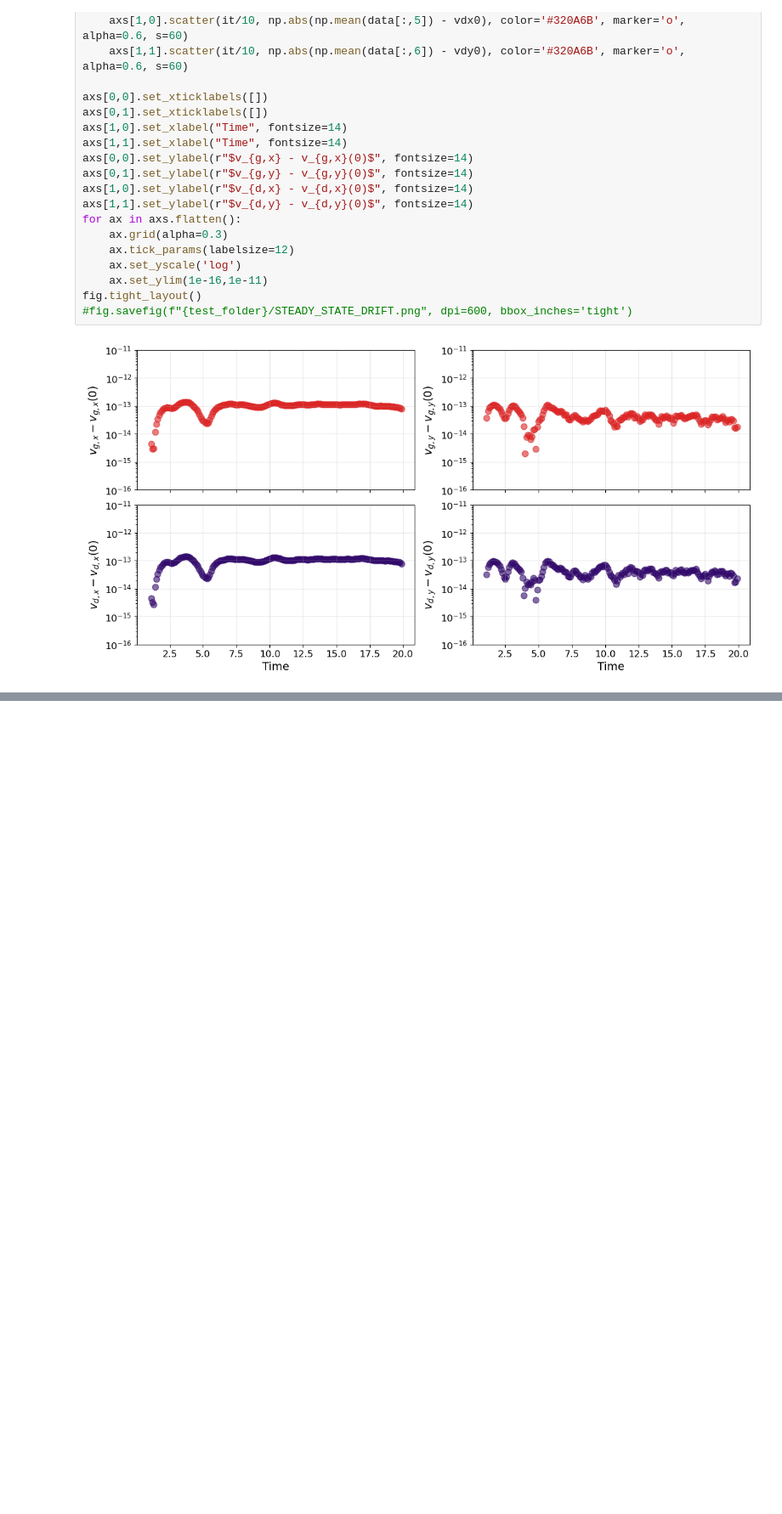
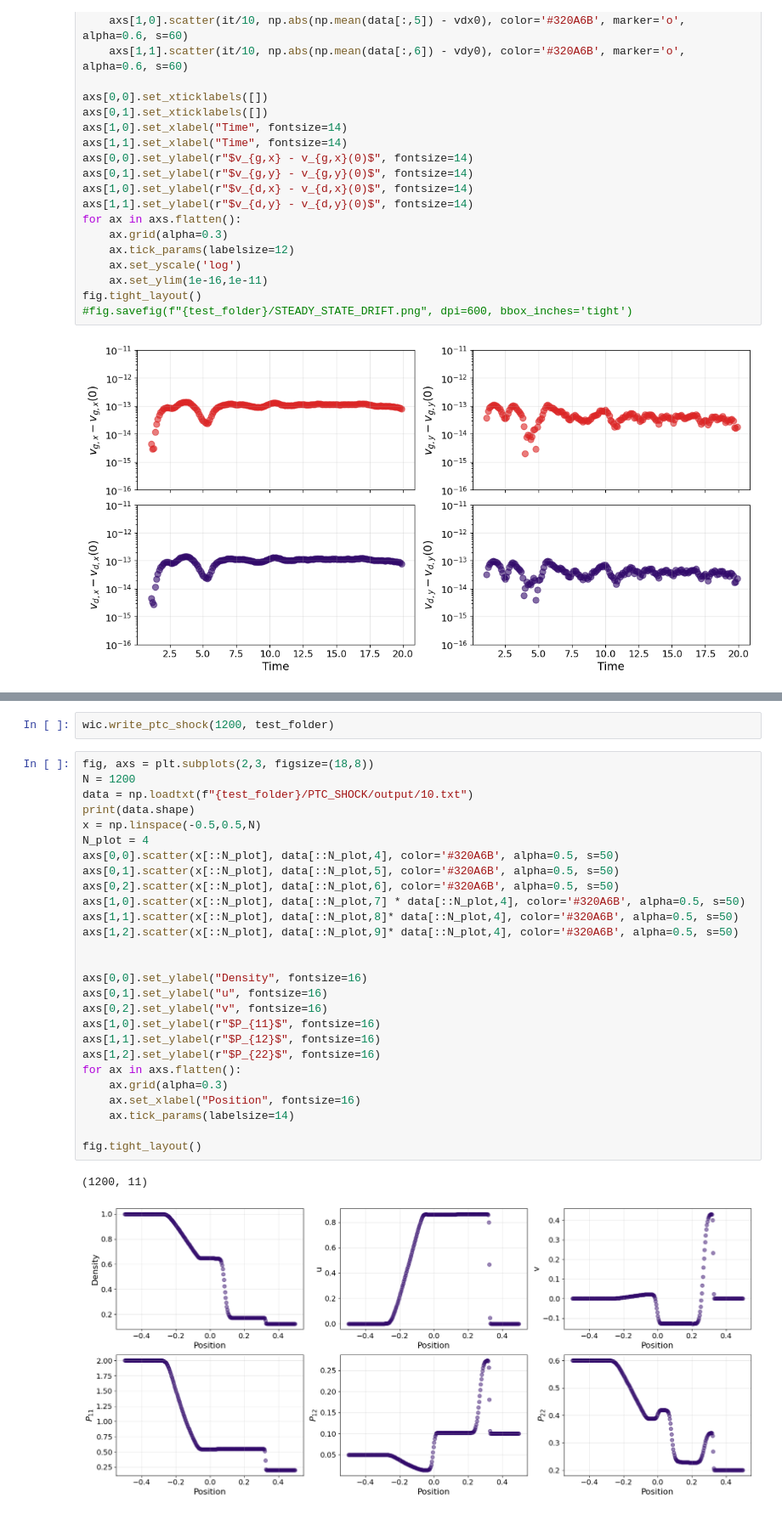
Before and after one commit to Giovanni-Tedeschi/pigpen, a Jupyter notebook: tests.ipynb, the cells around one changed output, grey strips where cells are left out. Shown at 85% size. Drawn from its saved outputs; the diff is of its cells as text; blank space fills up the shorter version.

```diff
--- a/tests.ipynb
+++ b/tests.ipynb
@@ -487,0 +509,32 @@ fig.tight_layout()
+# %%
+wic.write_ptc_shock(1200, test_folder)
+# %%
+fig, axs = plt.subplots(2,3, figsize=(18,8))
+N = 1200
+data = np.loadtxt(f"{test_folder}/PTC_SHOCK/output/10.txt")
+print(data.shape)
+x = np.linspace(-0.5,0.5,N)
+N_plot = 4
+axs[0,0].scatter(x[::N_plot], data[::N_plot,4], color='#320A6B', alpha=0.5, s=50)
+axs[0,1].scatter(x[::N_plot], data[::N_plot,5], color='#320A6B', alpha=0.5, s=50)
+axs[0,2].scatter(x[::N_plot], data[::N_plot,6], color='#320A6B', alpha=0.5, s=50)
+axs[1,0].scatter(x[::N_plot], data[::N_plot,7] * data[::N_plot,4], color='#320A6B', alpha=0.5, s=50)
+axs[1,1].scatter(x[::N_plot], data[::N_plot,8]* data[::N_plot,4], color='#320A6B', alpha=0.5, s=50)
+axs[1,2].scatter(x[::N_plot], data[::N_plot,9]* data[::N_plot,4], color='#320A6B', alpha=0.5, s=50)
+
+
+axs[0,0].set_ylabel("Density", fontsize=16)
+axs[0,1].set_ylabel("u", fontsize=16)
+axs[0,2].set_ylabel("v", fontsize=16)
+axs[1,0].set_ylabel(r"$P_{11}$", fontsize=16)
+axs[1,1].set_ylabel(r"$P_{12}$", fontsize=16)
+axs[1,2].set_ylabel(r"$P_{22}$", fontsize=16)
+for ax in axs.flatten():
+    ax.grid(alpha=0.3)
+    ax.set_xlabel("Position", fontsize=16)
+    ax.tick_params(labelsize=14)
+
+fig.tight_layout()
+# %% [output]
+(1200, 11)
+[figure, added]
```
Also changed, not shown: parts of 2 cells of this notebook, 6 other files.
